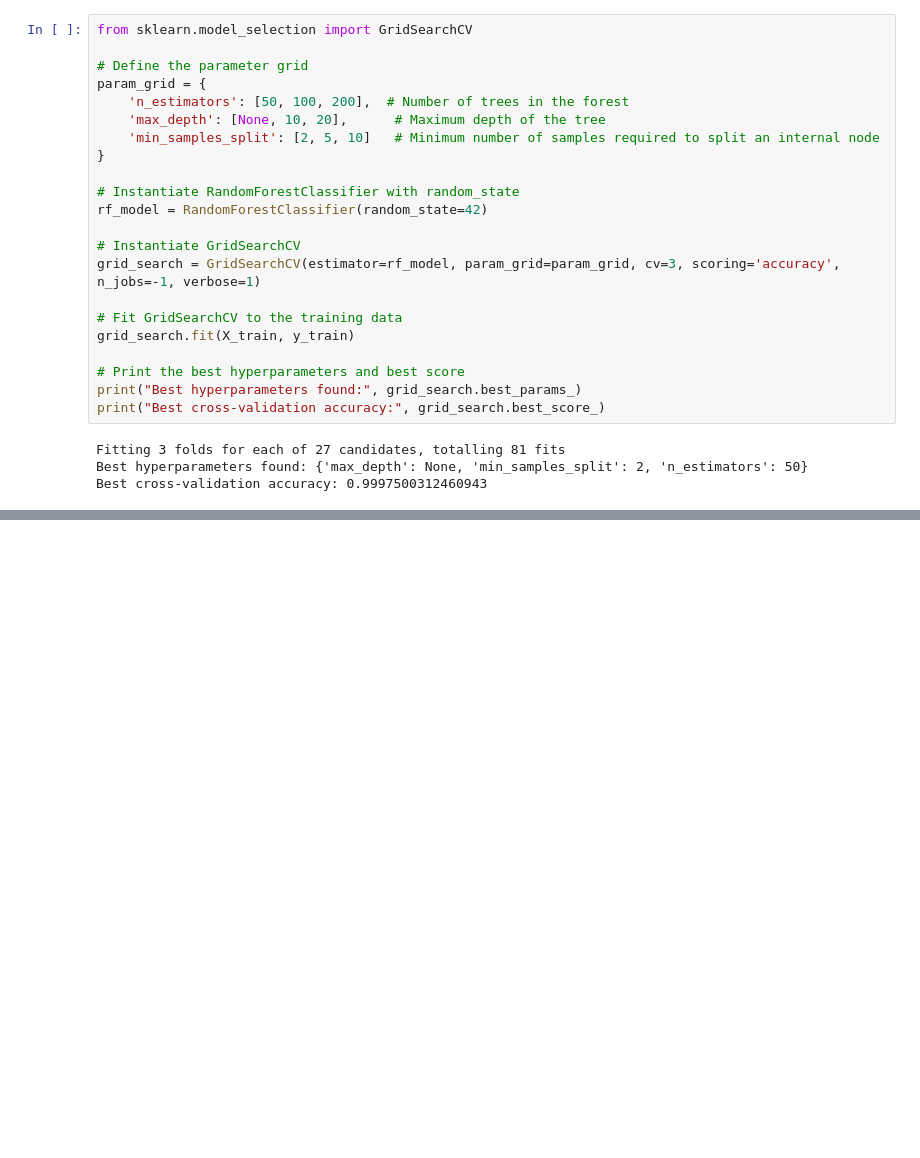
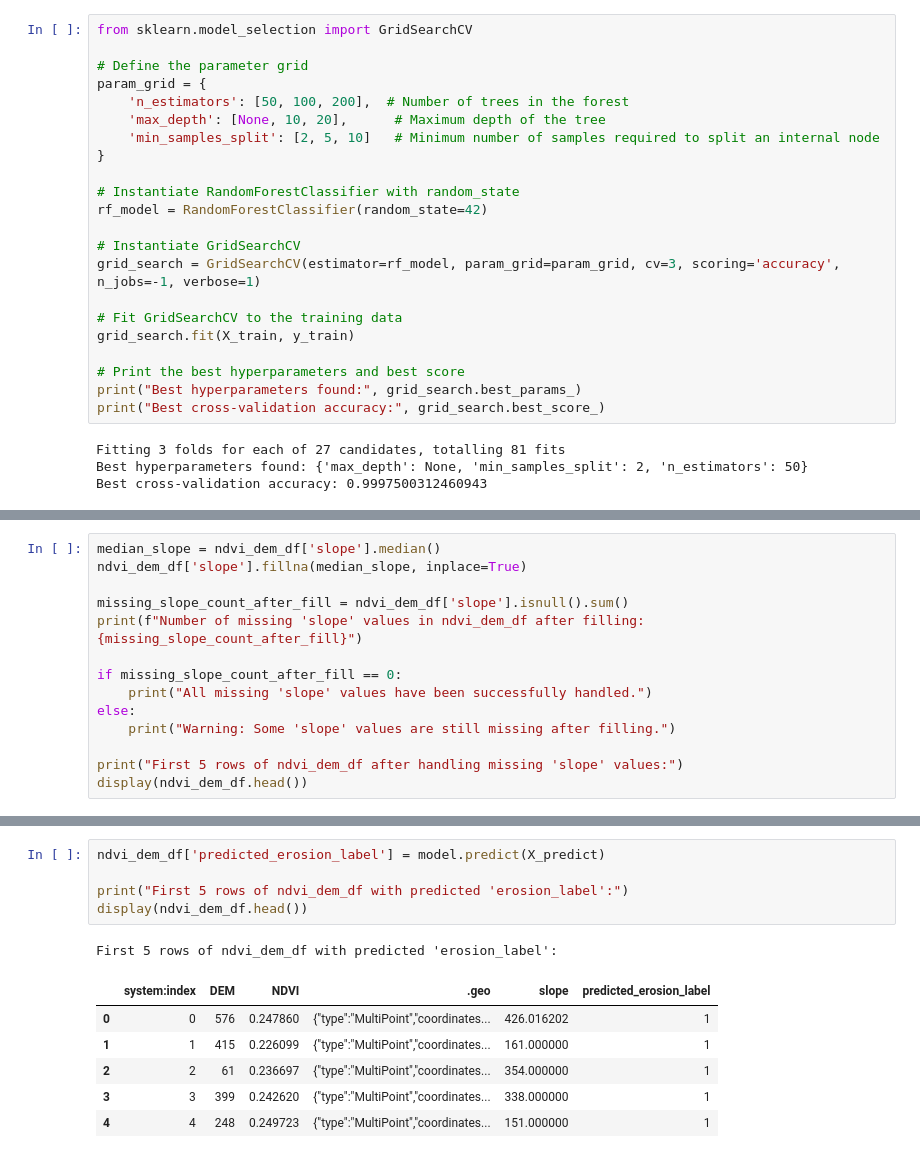
Before and after one commit to springboardmentor54158a/AIDriven-Archaeological-Site-Mapping, a Jupyter notebook: erossion_prediction.ipynb, the cells around one changed output, grey strips where cells are left out. Cells and saved outputs as stored; diff of their text form; blank space fills up the shorter version.

```diff
--- a/erossion_prediction.ipynb
+++ b/erossion_prediction.ipynb
@@ -200,0 +172,14 @@ Best cross-validation accuracy: 0.9997500312460943
+# %%
+median_slope = ndvi_dem_df['slope'].median()
+ndvi_dem_df['slope'].fillna(median_slope, inplace=True)
+
+missing_slope_count_after_fill = ndvi_dem_df['slope'].isnull().sum()
+print(f"Number of missing 'slope' values in ndvi_dem_df after filling: {missing_slope_count_after_fill}")
+
+if missing_slope_count_after_fill == 0:
+    print("All missing 'slope' values have been successfully handled.")
+else:
+    print("Warning: Some 'slope' values are still missing after filling.")
+
+print("First 5 rows of ndvi_dem_df after handling missing 'slope' values:")
+display(ndvi_dem_df.head())
@@ -200,0 +247,13 @@ Best cross-validation accuracy: 0.9997500312460943
+# %%
+ndvi_dem_df['predicted_erosion_label'] = model.predict(X_predict)
+
+print("First 5 rows of ndvi_dem_df with predicted 'erosion_label':")
+display(ndvi_dem_df.head())
+# %% [output]
+First 5 rows of ndvi_dem_df with predicted 'erosion_label':
+|  | system:index | DEM | NDVI | .geo | slope | predicted_erosion_label |
+| 0 | 0 | 576 | 0.247860 | {"type":"MultiPoint","coordinates... | 426.016202 | 1 |
+| 1 | 1 | 415 | 0.226099 | {"type":"MultiPoint","coordinates... | 161.000000 | 1 |
+| 2 | 2 | 61 | 0.236697 | {"type":"MultiPoint","coordinates... | 354.000000 | 1 |
+| 3 | 3 | 399 | 0.242620 | {"type":"MultiPoint","coordinates... | 338.000000 | 1 |
+| 4 | 4 | 248 | 0.249723 | {"type":"MultiPoint","coordinates... | 151.000000 | 1 |
```
Also changed, not shown: parts of 24 cells of this notebook.
